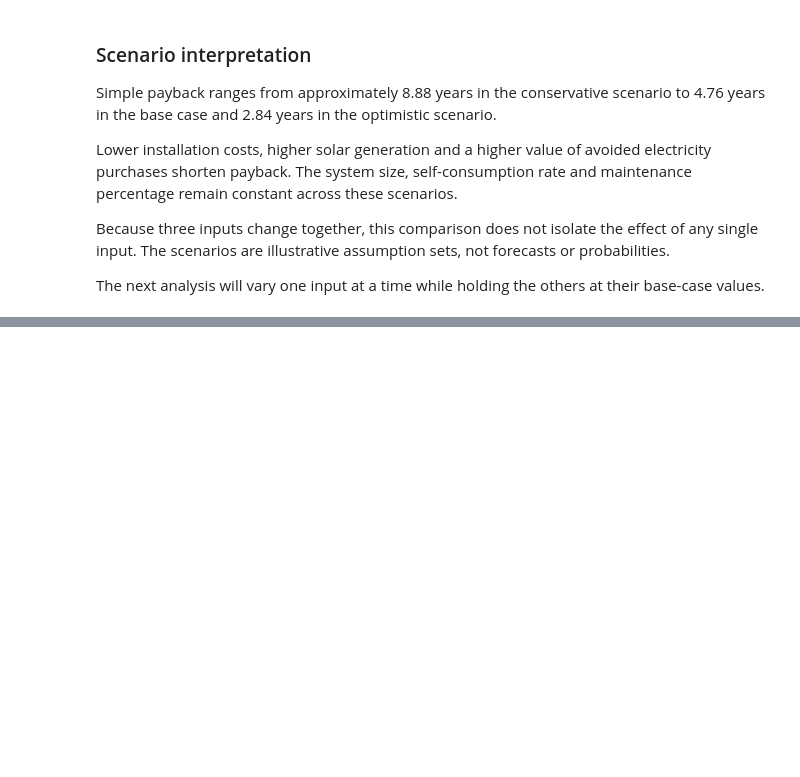
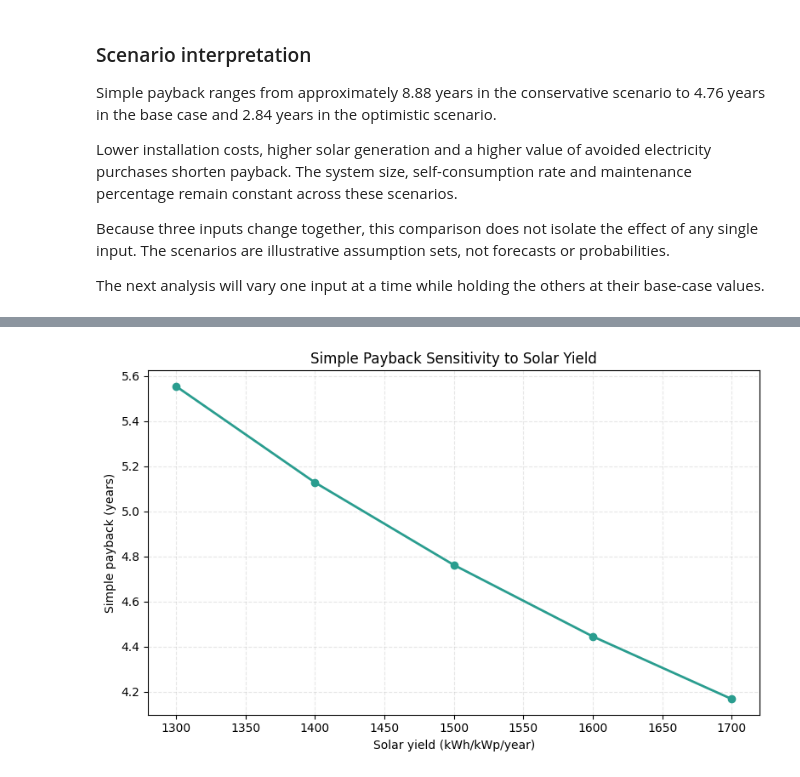
Before and after one commit to GHseyram/Ghana-energy-transition-investment-analytics, a Jupyter notebook: notebooks/03_solar_investment_model.ipynb, the cells around one changed output, grey strips where cells are left out. Saved outputs shown, nothing was run; the diff lists cells and outputs as text; code cells hidden in the pictures; blank space fills up the shorter version.

```diff
--- a/notebooks/03_solar_investment_model.ipynb
+++ b/notebooks/03_solar_investment_model.ipynb
@@ -200,0 +336,27 @@ the others at their base-case values.
+# %%
+solar_yield_values = [1300, 1400, 1500, 1600, 1700]
+yield_results = []
+
+for solar_yield in solar_yield_values:
+    generation = system_size_kwp * solar_yield
+    self_consumed_energy = generation * self_consumption_rate
+    bill_savings = (
+        self_consumed_energy * avoided_electricity_cost_per_kwh
+    )
+    net_savings = bill_savings - annual_maintenance_cost
+
+    payback = (
+        installation_cost / net_savings
+        if net_savings > 0
+        else float("inf")
+    )
+
+    yield_results.append({
+        "Solar yield (kWh/kWp/year)": solar_yield,
+        "Annual generation (kWh)": generation,
+        "Annual net savings (USD)": net_savings,
+        "Simple payback (years)": payback
+    })
+
+yield_sensitivity = pd.DataFrame(yield_results)
+yield_sensitivity.round(2)
@@ -200,0 +370,20 @@ the others at their base-case values.
+# %%
+fig, ax = plt.subplots(figsize=(8, 5))
+
+ax.plot(
+    yield_sensitivity["Solar yield (kWh/kWp/year)"],
+    yield_sensitivity["Simple payback (years)"],
+    marker="o",
+    color="#2A9D8F",
+    linewidth=2
+)
+
+ax.set_title("Simple Payback Sensitivity to Solar Yield")
+ax.set_xlabel("Solar yield (kWh/kWp/year)")
+ax.set_ylabel("Simple payback (years)")
+ax.grid(True, linestyle="--", alpha=0.3)
+
+plt.tight_layout()
+plt.show()
+# %% [output]
+[figure, added]
```
Also changed, not shown: parts of 10 cells of this notebook.
